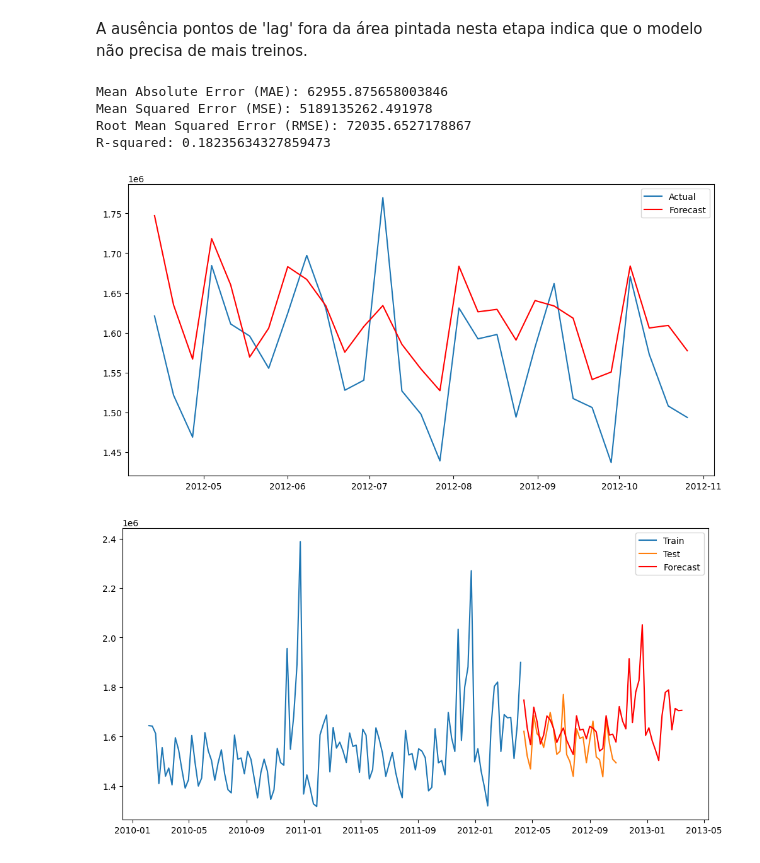
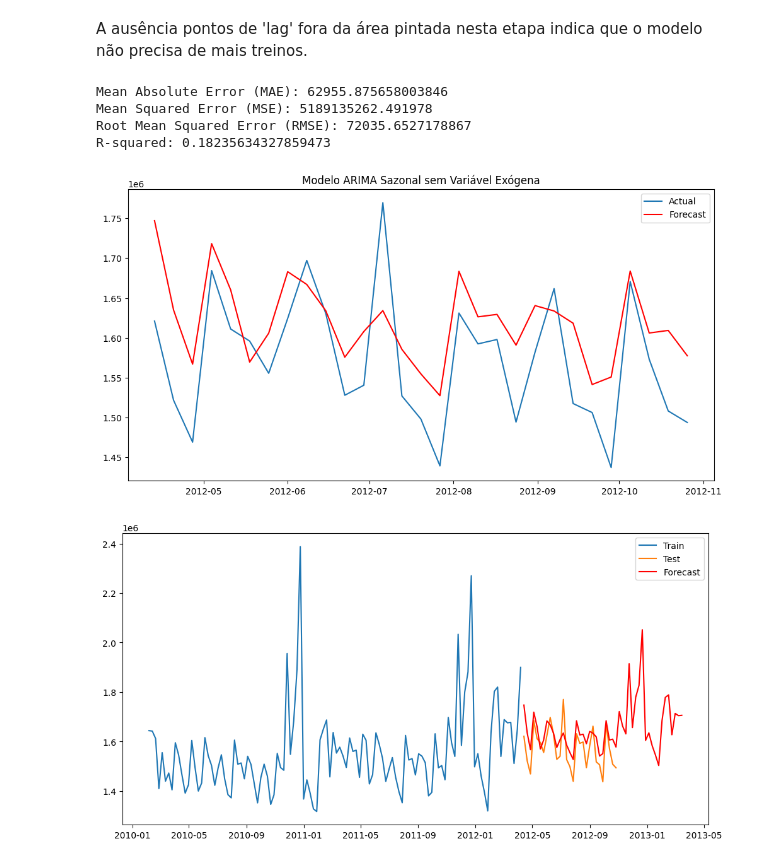
Before and after one commit to lekoller/final-fiap, a Jupyter notebook: Previsão_de_vendas.ipynb, the cells around one changed output. Drawn from its saved outputs; the diff is of its cells as text; code cells hidden in the pictures.

```diff
--- a/Previsão_de_vendas.ipynb
+++ b/Previsão_de_vendas.ipynb
@@ -696,30 +694,31 @@ A ausência pontos de 'lag' fora da área pintada nesta etapa indica que o model
 # %%
 forecast = arima_model.forecast(steps=len(y_test))
 
 from sklearn.metrics import mean_absolute_error
 
 mae = mean_absolute_error(y_test, forecast)
 mse = mean_squared_error(y_test, forecast)
 rmse = np.sqrt(mse)
 r2 = r2_score(y_test, forecast)
 
 
 print(f'Mean Absolute Error (MAE): {mae}')
 print(f'Mean Squared Error (MSE): {mse}')
 print(f'Root Mean Squared Error (RMSE): {rmse}')
 print(f'R-squared: {r2}')
 
 plt.figure(figsize=(12, 6))
 plt.plot(y_test.index, y_test, label='Actual')
 plt.plot(y_test.index, forecast, label='Forecast', color='red')
+plt.title('Modelo ARIMA Sazonal sem Variável Exógena')
 plt.legend()
 plt.show()
 # %% [output]
 Mean Absolute Error (MAE): 62955.875658003846
 Mean Squared Error (MSE): 5189135262.491978
 Root Mean Squared Error (RMSE): 72035.6527178867
 R-squared: 0.18235634327859473
-[figure, old version]
+[figure, new version]
 # %%
 additional_steps = 20
 total_steps = len(y_test) + additional_steps
```
Also changed, not shown: parts of 11 cells of this notebook.
